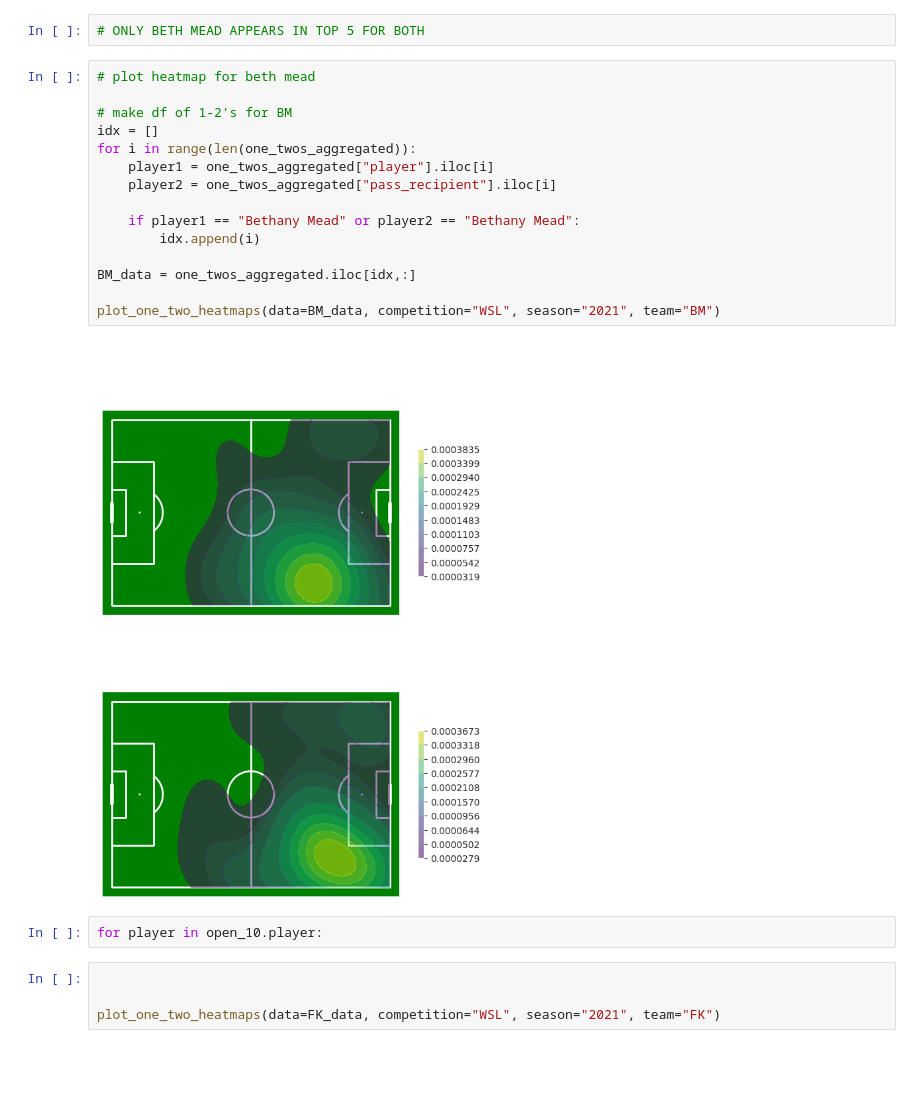
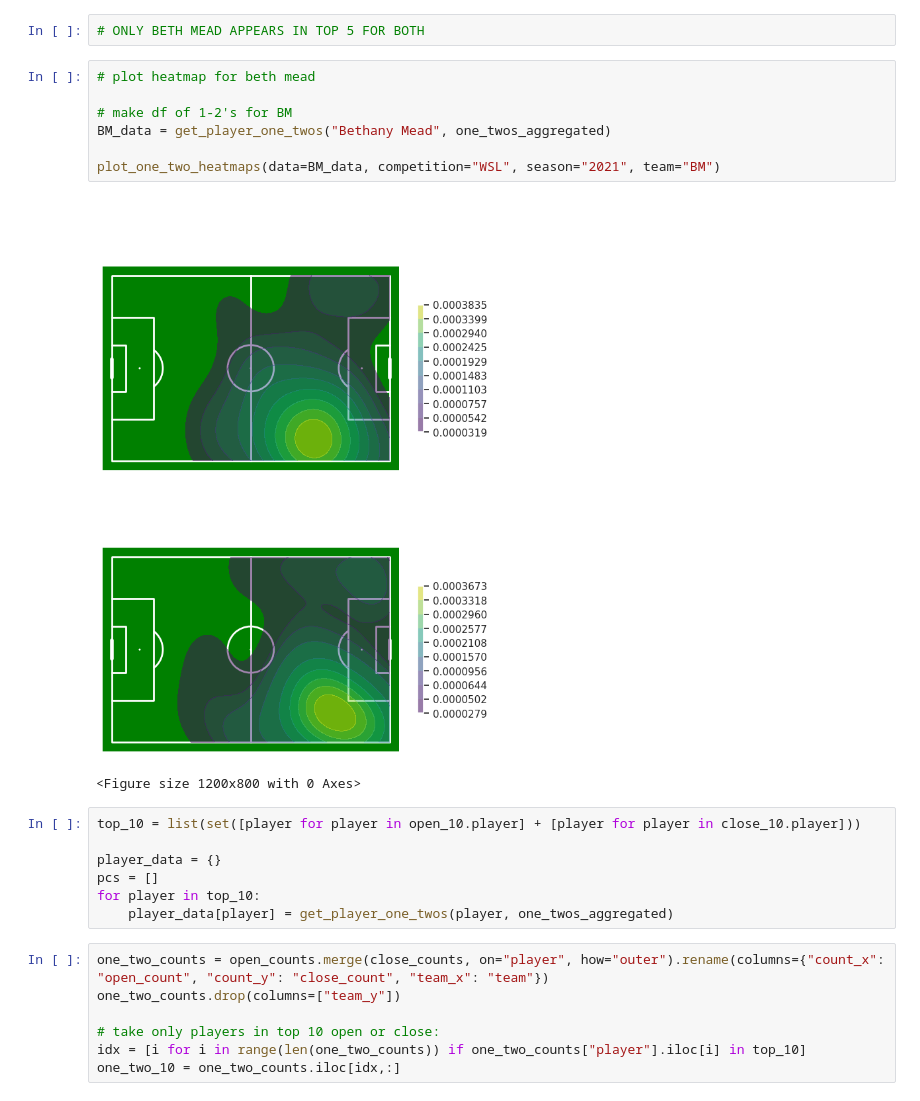
Before and after one commit to maia-trower/one_two_WSL, a Jupyter notebook: player_ranking.ipynb, the cells around one changed output. Saved outputs shown, nothing was run; the diff lists cells and outputs as text; blank space fills up the shorter version.

Commit message:
updated player analysis

```diff
--- a/player_ranking.ipynb
+++ b/player_ranking.ipynb
@@ -61,23 +61,24 @@ plt.show()
 # %%
 # plot heatmap for beth mead
 
 # make df of 1-2's for BM
-idx = []
-for i in range(len(one_twos_aggregated)):
-    player1 = one_twos_aggregated["player"].iloc[i]
-    player2 = one_twos_aggregated["pass_recipient"].iloc[i]
-
-    if player1 == "Bethany Mead" or player2 == "Bethany Mead":
-        idx.append(i)
-
-BM_data = one_twos_aggregated.iloc[idx,:]
+BM_data = get_player_one_twos("Bethany Mead", one_twos_aggregated)
 
 plot_one_two_heatmaps(data=BM_data, competition="WSL", season="2021", team="BM")
 # %% [output]
-[figure, old version]
+[figure, new version]
+<Figure size 1200x800 with 0 Axes>
-# %%
-for player in open_10.player:
-# %%
-
-
-plot_one_two_heatmaps(data=FK_data, competition="WSL", season="2021", team="FK")
+# %%
+top_10 = list(set([player for player in open_10.player] + [player for player in close_10.player]))
+
+player_data = {}
+pcs = []
+for player in top_10:
+    player_data[player] = get_player_one_twos(player, one_twos_aggregated)
+# %%
+one_two_counts = open_counts.merge(close_counts, on="player", how="outer").rename(columns={"count_x": "open_count", "count_y": "close_count", "team_x": "team"})
+one_two_counts.drop(columns=["team_y"])
+
+# take only players in top 10 open or close:
+idx = [i for i in range(len(one_two_counts)) if one_two_counts["player"].iloc[i] in top_10]
+one_two_10 = one_two_counts.iloc[idx,:]
```
Also changed, not shown: parts of 5 cells of this notebook.
